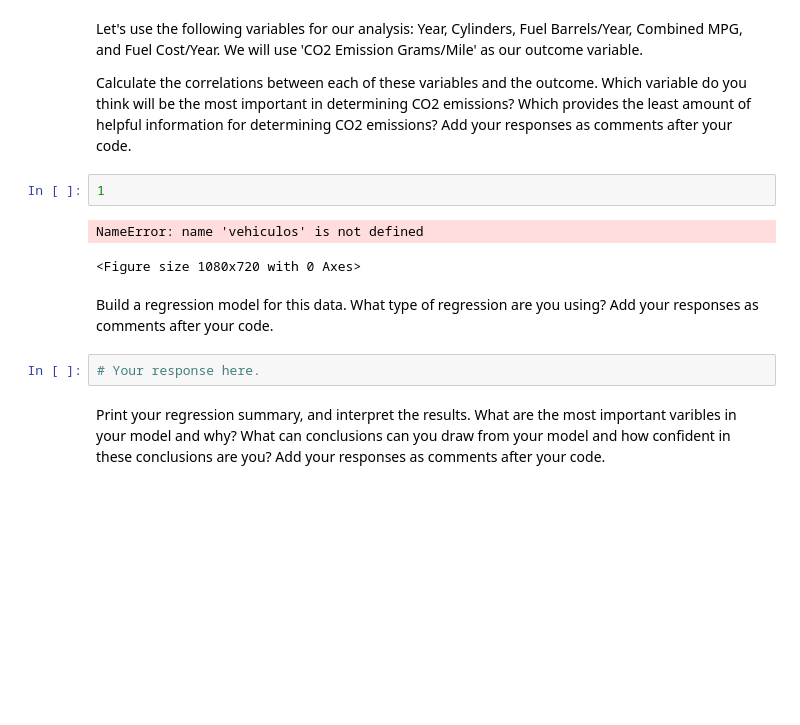
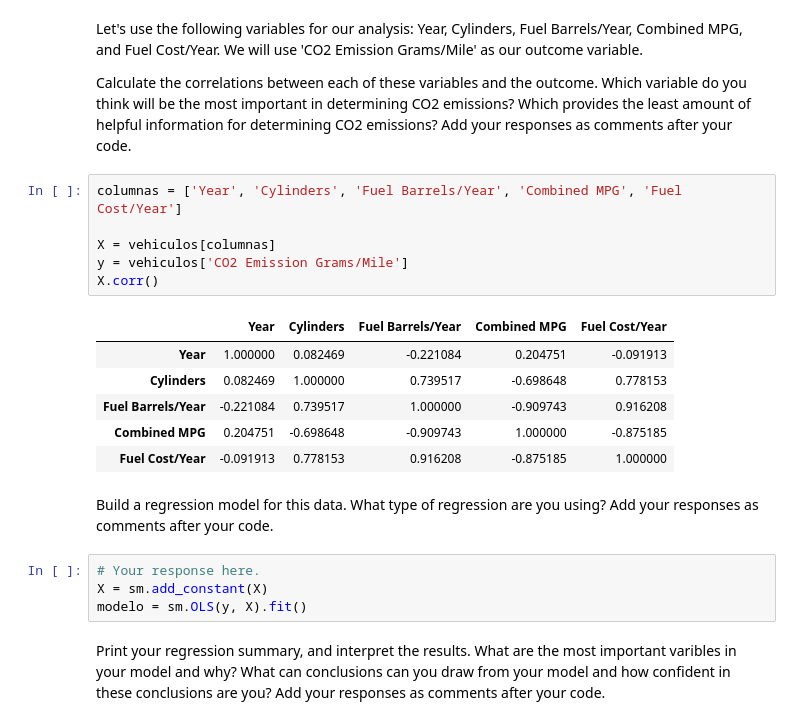
Before and after one commit to Ironhack-Data-Madrid-Marzo-2022/7.3-lab_regression_analysis, a Jupyter notebook: your-code.ipynb, the cells around one changed output. Drawn from its saved outputs; the diff is of its cells as text; blank space fills up the shorter version.

```diff
--- a/your-code.ipynb
+++ b/your-code.ipynb
@@ -112,15 +117,25 @@ vehiculos.head()
 Let's use the following variables for our analysis: Year, Cylinders, Fuel Barrels/Year, Combined MPG, and Fuel Cost/Year. We will use 'CO2 Emission Grams/Mile' as our outcome variable.
 
 Calculate the correlations between each of these variables and the outcome. Which variable do you think will be the most important in determining CO2 emissions? Which provides the least amount of helpful information for determining CO2 emissions? Add your responses as comments after your code.
-# %%
-1
-# %% [output]
-NameError: name 'vehiculos' is not defined
-<Figure size 1080x720 with 0 Axes>
+# %%
+columnas = ['Year', 'Cylinders', 'Fuel Barrels/Year', 'Combined MPG', 'Fuel Cost/Year']
+
+X = vehiculos[columnas]
+y = vehiculos['CO2 Emission Grams/Mile']
+X.corr()
+# %% [output]
+|  | Year | Cylinders | Fuel Barrels/Year | Combined MPG | Fuel Cost/Year |
+| Year | 1.000000 | 0.082469 | -0.221084 | 0.204751 | -0.091913 |
+| Cylinders | 0.082469 | 1.000000 | 0.739517 | -0.698648 | 0.778153 |
+| Fuel Barrels/Year | -0.221084 | 0.739517 | 1.000000 | -0.909743 | 0.916208 |
+| Combined MPG | 0.204751 | -0.698648 | -0.909743 | 1.000000 | -0.875185 |
+| Fuel Cost/Year | -0.091913 | 0.778153 | 0.916208 | -0.875185 | 1.000000 |
 # %% [markdown]
 Build a regression model for this data. What type of regression are you using? Add your responses as comments after your code.
-# %%
-# Your response here.
+# %%
+# Your response here.
+X = sm.add_constant(X)
+modelo = sm.OLS(y, X).fit()
 # %% [markdown]
 Print your regression summary, and interpret the results. What are the most important varibles in your model and why? What can conclusions can you draw from your model and how confident in these conclusions are you? Add your responses as comments after your code.
 # %%
```
Also changed, not shown: parts of 5 cells of this notebook.
